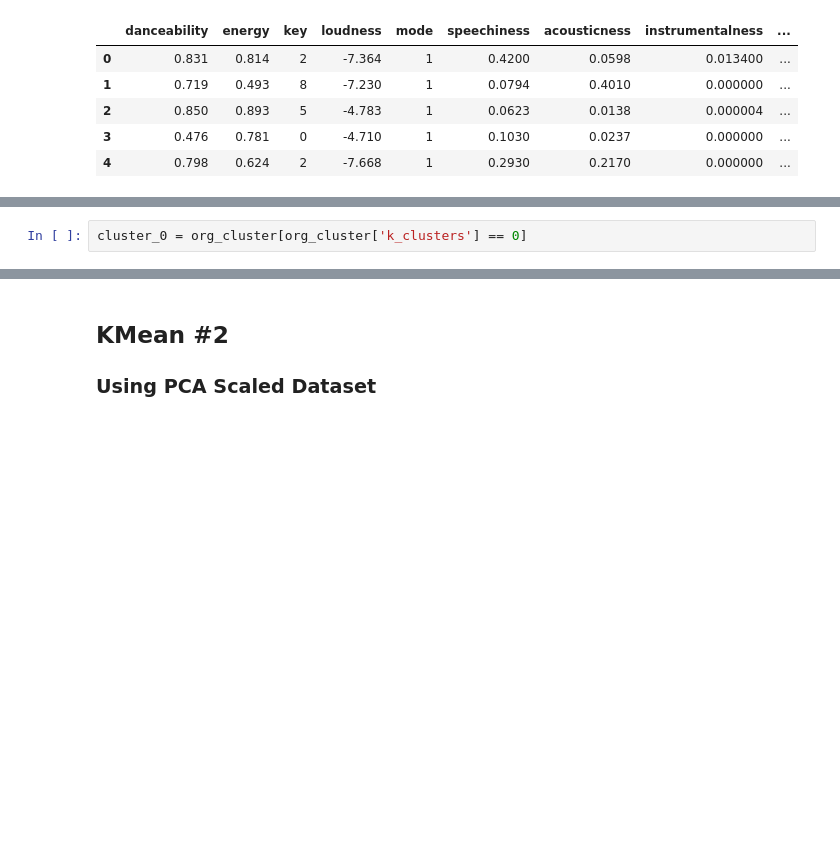
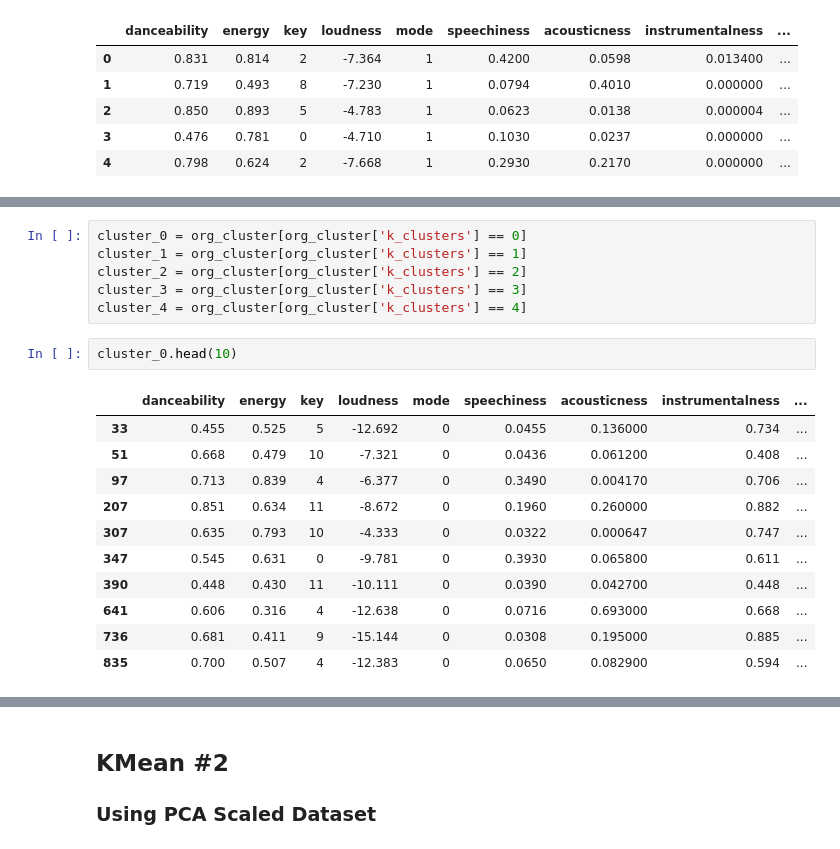
Before and after one commit to t7bui/KMean_Spotify, a Jupyter notebook: Research/research_data.ipynb, the cells around one changed output, grey strips where cells are left out. Cells and saved outputs as stored; diff of their text form; blank space fills up the shorter version.

```diff
--- a/Research/research_data.ipynb
+++ b/Research/research_data.ipynb
@@ -325,6 +312,24 @@ org_cluster.groupby('k_clusters').describe()
 5 rows × 88 columns
-# %%
-cluster_0 = org_cluster[org_cluster['k_clusters'] == 0]
+# %%
+cluster_0 = org_cluster[org_cluster['k_clusters'] == 0]
+cluster_1 = org_cluster[org_cluster['k_clusters'] == 1]
+cluster_2 = org_cluster[org_cluster['k_clusters'] == 2]
+cluster_3 = org_cluster[org_cluster['k_clusters'] == 3]
+cluster_4 = org_cluster[org_cluster['k_clusters'] == 4]
+# %%
+cluster_0.head(10)
+# %% [output]
+|  | danceability | energy | key | loudness | mode | speechiness | acousticness | instrumentalness | ... |
+| 33 | 0.455 | 0.525 | 5 | -12.692 | 0 | 0.0455 | 0.136000 | 0.734 | ... |
+| 51 | 0.668 | 0.479 | 10 | -7.321 | 0 | 0.0436 | 0.061200 | 0.408 | ... |
+| 97 | 0.713 | 0.839 | 4 | -6.377 | 0 | 0.3490 | 0.004170 | 0.706 | ... |
+| 207 | 0.851 | 0.634 | 11 | -8.672 | 0 | 0.1960 | 0.260000 | 0.882 | ... |
+| 307 | 0.635 | 0.793 | 10 | -4.333 | 0 | 0.0322 | 0.000647 | 0.747 | ... |
+| 347 | 0.545 | 0.631 | 0 | -9.781 | 0 | 0.3930 | 0.065800 | 0.611 | ... |
+| 390 | 0.448 | 0.430 | 11 | -10.111 | 0 | 0.0390 | 0.042700 | 0.448 | ... |
+| 641 | 0.606 | 0.316 | 4 | -12.638 | 0 | 0.0716 | 0.693000 | 0.668 | ... |
+| 736 | 0.681 | 0.411 | 9 | -15.144 | 0 | 0.0308 | 0.195000 | 0.885 | ... |
+| 835 | 0.700 | 0.507 | 4 | -12.383 | 0 | 0.0650 | 0.082900 | 0.594 | ... |
 # %%
 sns.heatmap(cluster_0.corr(), annot=True)
 # %% [output]
```
Also changed, not shown: parts of 31 cells of this notebook.
